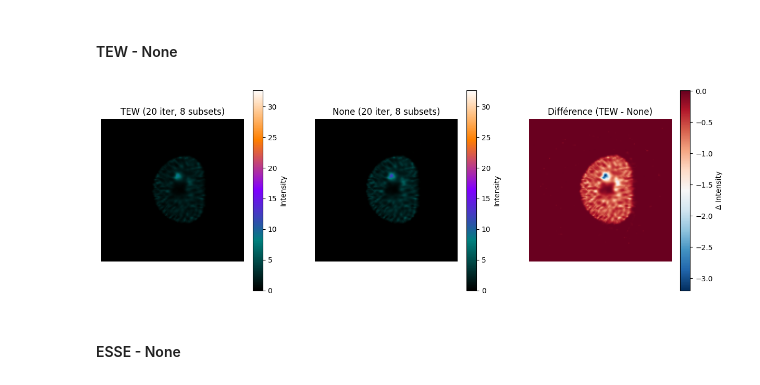
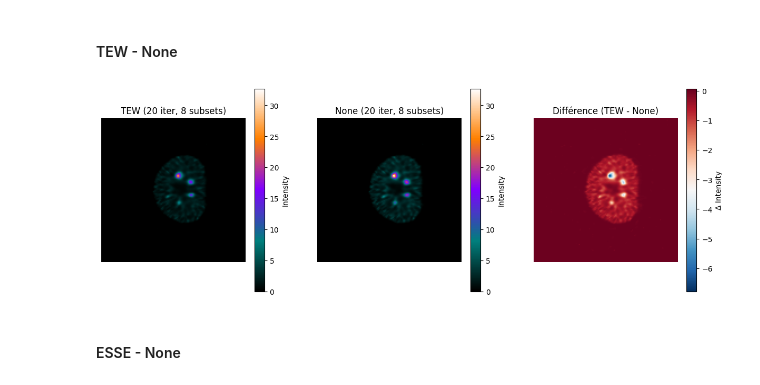
Before and after one commit to Nebulaaae/PyTomography, a Jupyter notebook: docs/source/notebooks/stage.ipynb, the cells around one changed output. Drawn from its saved outputs; the diff is of its cells as text; code cells hidden in the pictures.

```diff
--- a/docs/source/notebooks/stage.ipynb
+++ b/docs/source/notebooks/stage.ipynb
@@ -373,9 +373,9 @@ def plot_comparative_spect(recon1, recon2, vmax, label1, label2, slice_idx=None)
 # %% [markdown]
 #### TEW - None
 # %%
-plot_comparative_spect(recon_TEW, recon_no_correction, vmax=max(recon_TEW.max(), recon_no_correction.max()), label1="TEW", label2="None")
+plot_comparative_spect(recon_TEW, recon_no_correction, vmax=max(recon_TEW.max(), recon_no_correction.max()), label1="TEW", label2="None", slice_idx=62)
 # %% [output]
-[figure, old version]
+[figure, new version]
 # %% [markdown]
 #### ESSE - None
 # %%
```
Also changed, not shown: parts of 4 cells of this notebook.
